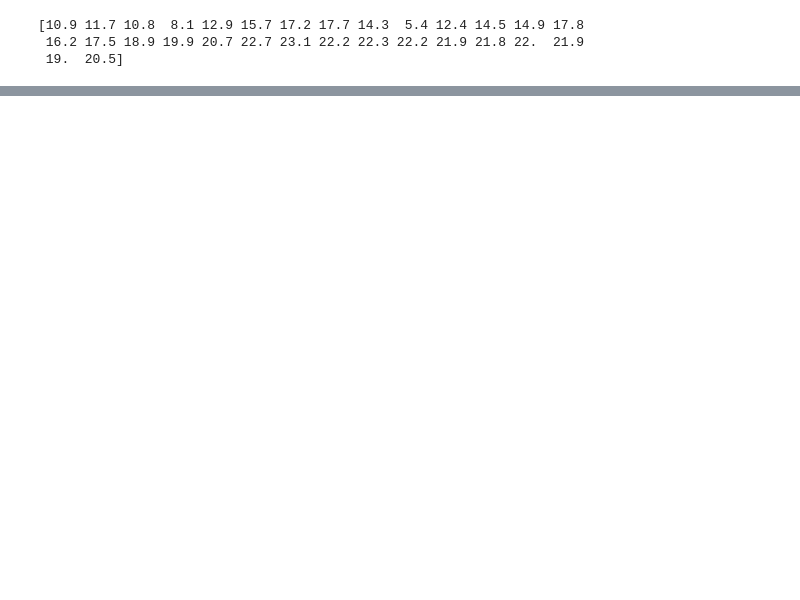
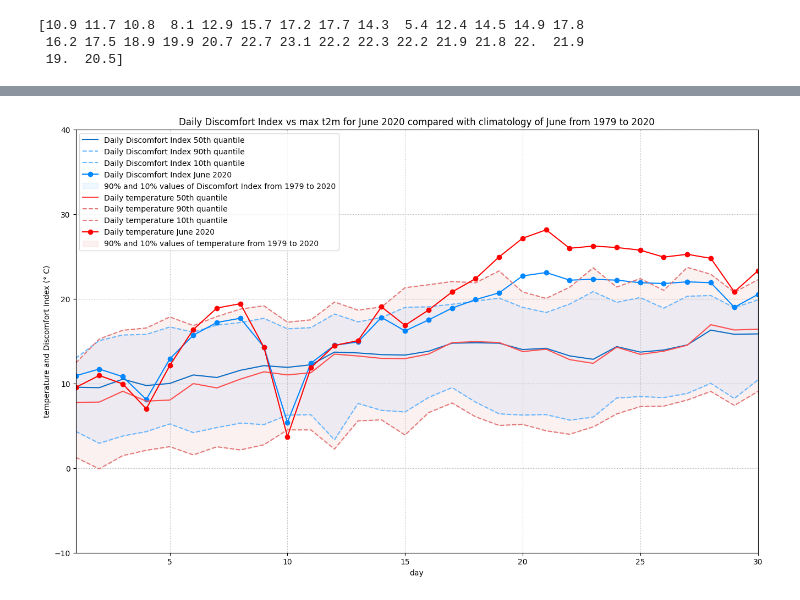
Before and after one commit to xinhe-zhang/heatwave, a Jupyter notebook: HW4_張昕荷_R12228016.ipynb, the cells around one changed output, grey strips where cells are left out. Drawn from its saved outputs; the diff is of its cells as text; code cells hidden in the pictures; blank space fills up the shorter version.

```diff
--- a/HW4_張昕荷_R12228016.ipynb
+++ b/HW4_張昕荷_R12228016.ipynb
@@ -569,0 +597,8 @@ ax.legend(handles, labels, loc='upper left')
+# %%
+DI_past_new = xr.DataArray(
+    data=DI_past,
+    dims=["time"],
+    coords=dict(
+        time = utci_past.time.values
+    )
+)
@@ -569,0 +612,8 @@ ax.legend(handles, labels, loc='upper left')
+# %%
+#select 10, 50, 90 quantile from the past
+DI_max_mid = DI_past_new.groupby('time.day').quantile(0.5)
+DI_max_90  = DI_past_new.groupby('time.day').quantile(0.9)
+DI_max_10  = DI_past_new.groupby('time.day').quantile(0.1)
+print(DI_max_10)
+print(DI_max_mid)
+print(DI_max_90)
@@ -569,0 +638,26 @@ ax.legend(handles, labels, loc='upper left')
+# %%
+fig = plt.figure(figsize=(16,10))
+ax = plt.subplot()
+
+ax.plot(my_mx2t_2020.time.dt.day, DI_max_mid, color='#0D6DC4', label='Daily Discomfort Index 50th quantile')
+ax.plot(my_mx2t_2020.time.dt.day, DI_max_90, color='#66B6FF', ls='--', label='Daily Discomfort Index 90th quantile')
+ax.plot(my_mx2t_2020.time.dt.day, DI_max_10, color='#66B6FF', ls='--', label='Daily Discomfort Index 10th quantile')
+ax.plot(my_mx2t_2020.time.dt.day, my_DI_2020, 'bo-', color='#0086FF', label='Daily Discomfort Index June 2020')
+ax.fill_between(my_mx2t_2020.time.dt.day, DI_max_90, DI_max_10, alpha=0.1,
+                label='90% and 10% values of Discomfort Index from 1979 to 2020', color = '#66B6FF')
+ax.plot(my_mx2t_2020.time.dt.day, mx2t_max_mid, color='#FF4D4D', label='Daily temperature 50th quantile')
+ax.plot(my_mx2t_2020.time.dt.day, mx2t_max_90, color='#E37878', ls='--', label='Daily temperature 90th quantile')
+ax.plot(my_mx2t_2020.time.dt.day, mx2t_max_10, color='#E37878', ls='--', label='Daily temperature 10th quantile')
+ax.plot(my_mx2t_2020.time.dt.day, my_mx2t_2020['mx2t'], 'bo-', color='red', label='Daily temperature June 2020')
+ax.fill_between(my_mx2t_2020.time.dt.day, mx2t_max_90, mx2t_max_10, alpha=0.1,
+                label='90% and 10% values of temperature from 1979 to 2020', color = '#E37878')
+ax.set_xlim(1,30)
+ax.set_ylim(-10,40)
+ax.set_title('Daily Discomfort Index vs max t2m for June 2020 compared with climatology of June from 1979 to 2020')
+ax.set_ylabel('temperature and Discomfort Index (° C)')
+ax.set_xlabel('day')
+handles, labels = ax.get_legend_handles_labels()
+ax.legend(handles, labels)
+ax.grid(linestyle='dotted')
+# %% [output]
+[figure, added]
```
Also changed, not shown: parts of 8 cells of this notebook.
